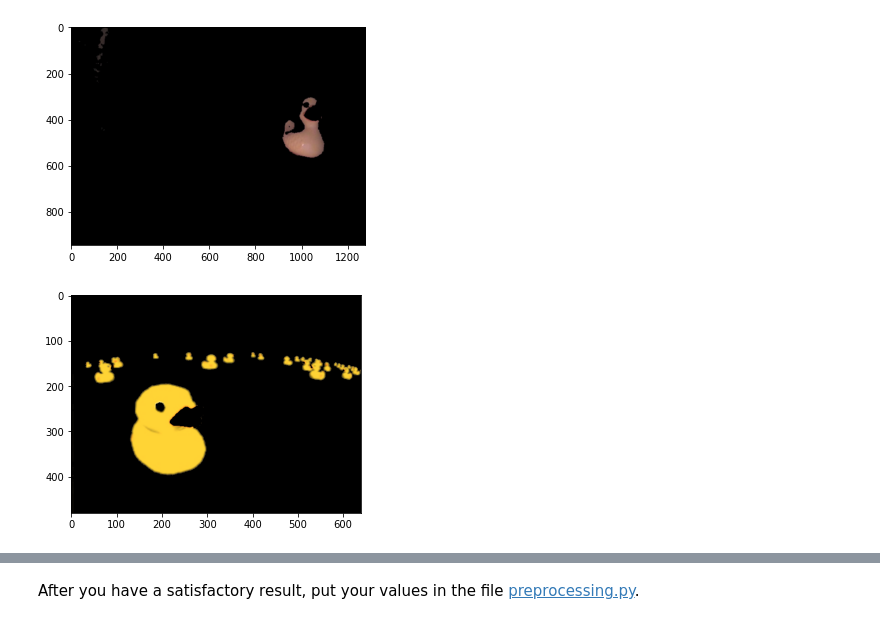
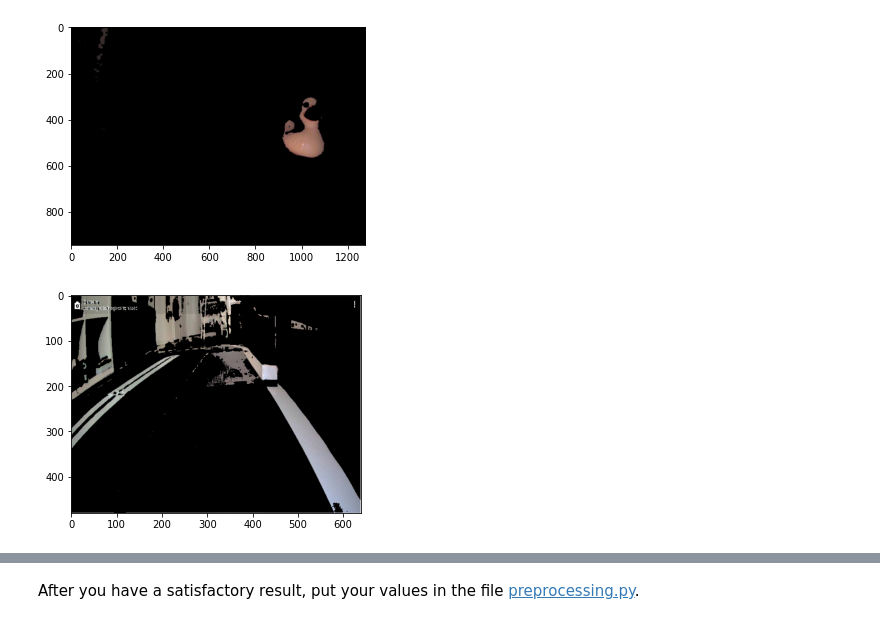
Before and after one commit to MikeS96/mooc-exercises, a Jupyter notebook: braitenberg/solution/braitenberg02.ipynb, the cells around one changed output, grey strips where cells are left out. Cells and saved outputs as stored; diff of their text form; code cells hidden in the pictures.

Commit message:
Completed visual-servoing

```diff
--- a/braitenberg/solution/braitenberg02.ipynb
+++ b/braitenberg/solution/braitenberg02.ipynb
@@ -103,24 +103,40 @@ imshow(result);
 # %% [output]
 [figure]
 # %%
-#fn = '../samples/big-duck/big-duck-08.jpg' # experiment with different images!
-fn = '../samples/big-duck/ducks/sim3.png' # experiment with different images!60
+# fn = '../samples/big-duck/big-duck-08.jpg' # experiment with different images!
+# fn = '../samples/big-duck/ducks/sim3.png' # experiment with different images!60
+# fn = '../samples/vis-servoing/sim5.png'
+fn = '../samples/vis-servoing/real14.png'
 image = dcu.rgb_from_jpg_fn(fn)
 hsv = cv2.cvtColor(image, cv2.COLOR_RGB2HSV)
 
 # Setting new values to detect yellow
 # Duckie params Simu - Do not touch
-lower_hsv = np.array([15, 100, 0])
-upper_hsv = np.array([37, 255, 255])
+# lower_hsv = np.array([15, 100, 0])
+# upper_hsv = np.array([37, 255, 255])
 # These have to be tuned!
 # lower_hsv = np.array([0, 80, 0])
 # upper_hsv = np.array([37, 200, 255])
+
+# White
+lower_hsv = np.array([0, 0, 120])
+upper_hsv = np.array([180, 50, 255])
+# lower_hsv = np.array([0, 0, 100])
+# upper_hsv = np.array([180, 50, 255])
+    # low: [0,0,150]
+    # high: [180,100,255]
+# Yellow
+# lower_hsv = np.array([12, 80, 100])
+# upper_hsv = np.array([37, 255, 255])
+
+
+# https://github.com/duckietown/dt-core/blob/daffy/packages/line_detector/config/line_detector_node/default.yaml
 
 # Returns a matrix of 0 or 1 that satisfy the constraint
 mask = cv2.inRange(hsv, lower_hsv, upper_hsv)
 
 # Get a "masked image"
 masked = cv2.bitwise_and(image, image, mask=mask)
 imshow(masked);
 # %% [output]
-[figure, old version]
+[figure, new version]
```
Also changed, not shown: parts of 1 cell of this notebook, 26 other files.
